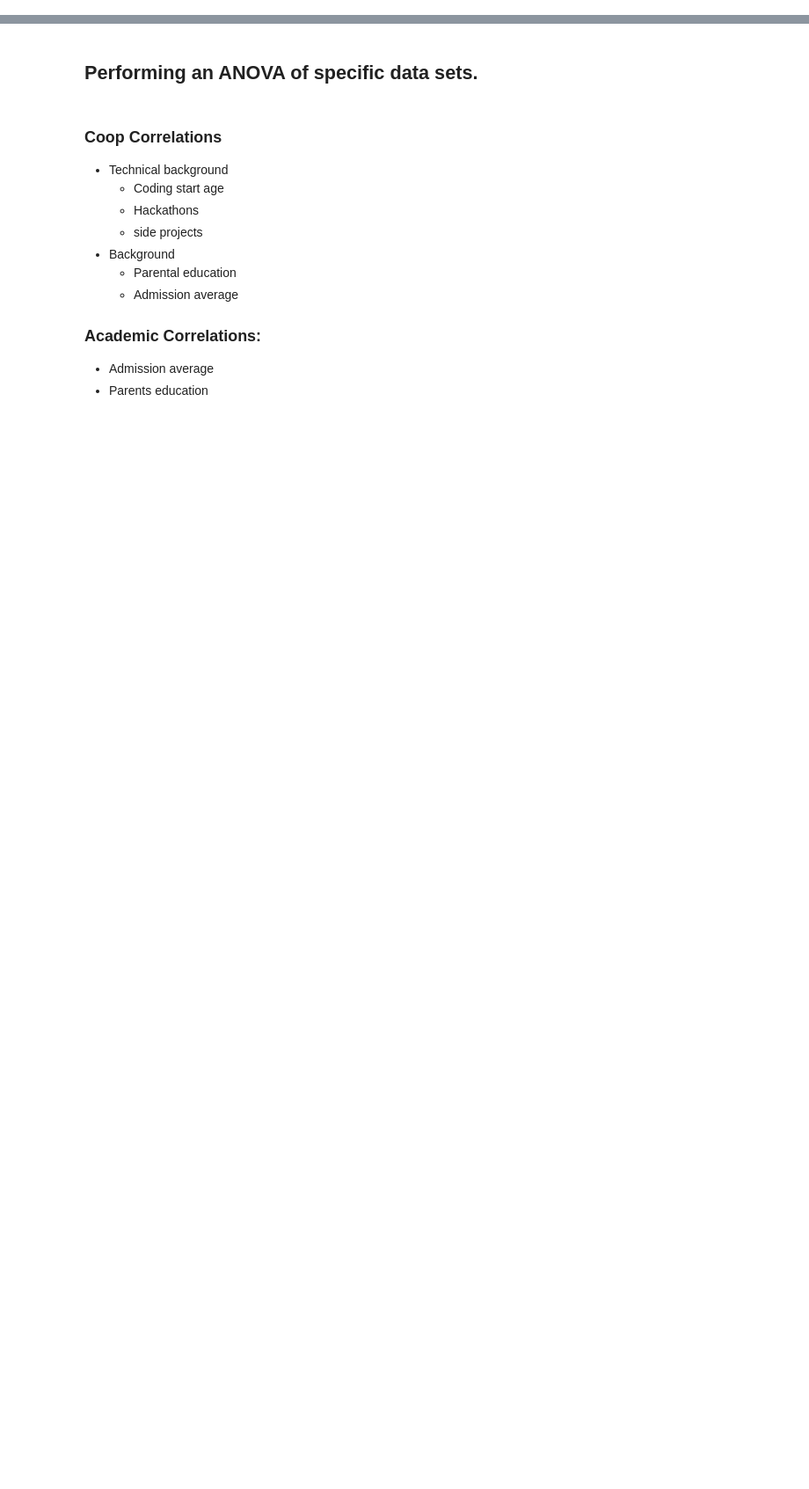
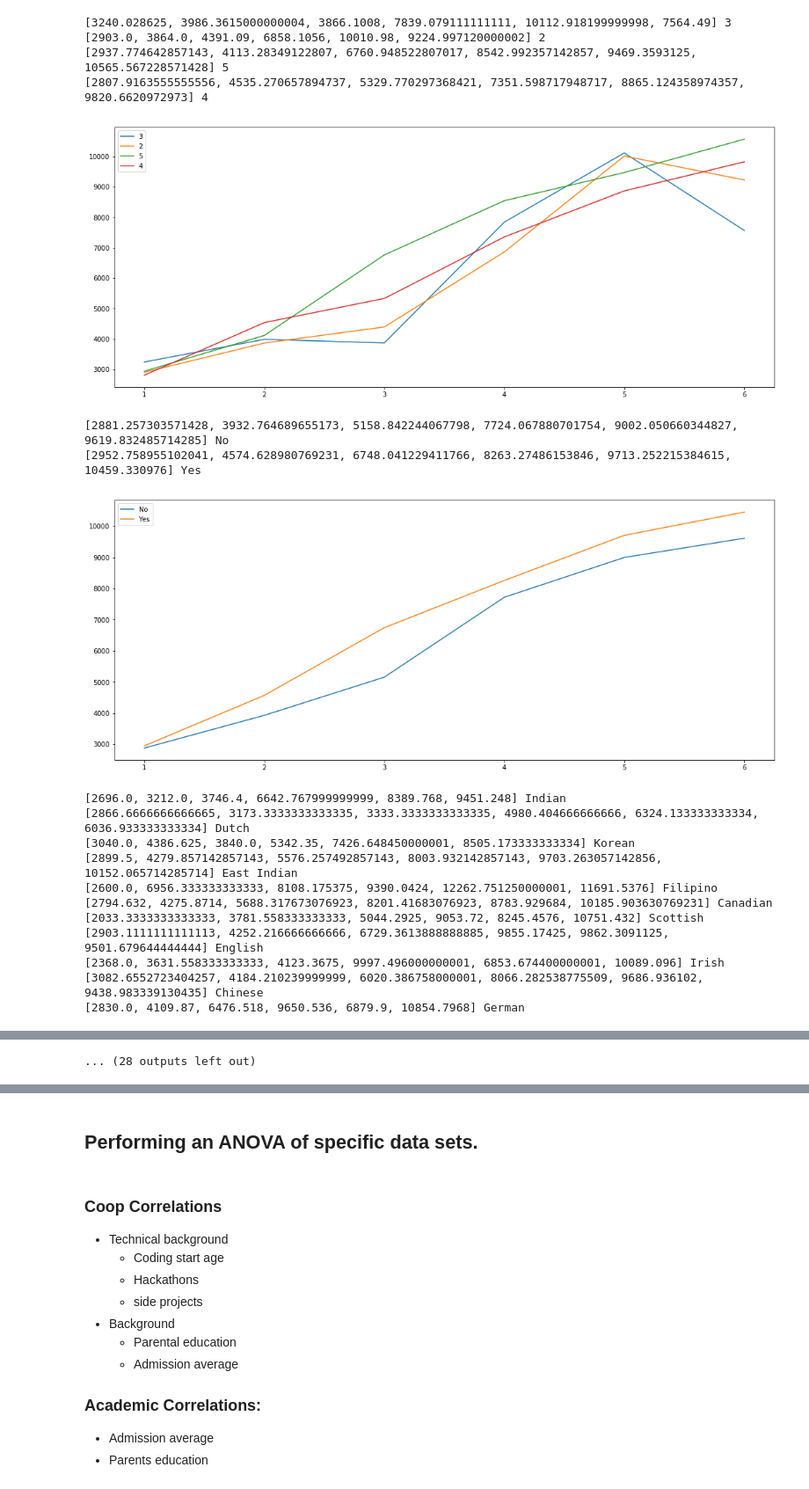
Before and after one commit to se2018/class-profile, a Jupyter notebook: analyses/Render-Correlations.ipynb, the cells around one changed output, grey strips where cells are left out. Shown at 88% size. Cells and saved outputs as stored; diff of their text form; code cells hidden in the pictures; blank space fills up the shorter version.

```diff
--- a/analyses/Render-Correlations.ipynb
+++ b/analyses/Render-Correlations.ipynb
@@ -38,5 +48,25 @@ def render_file(b):
 # %%
 for i in os.listdir(bucket_path):
     if i.startswith('.'):
         continue
-#    process_file(i)
+    process_file(i)
+# %% [output]
+[3240.028625, 3986.3615000000004, 3866.1008, 7839.079111111111, 10112.918199999998, 7564.49] 3
+[2903.0, 3864.0, 4391.09, 6858.1056, 10010.98, 9224.997120000002] 2
+[2937.774642857143, 4113.28349122807, 6760.948522807017, 8542.992357142857, 9469.3593125, 10565.567228571428] 5
+[2807.9163555555556, 4535.270657894737, 5329.770297368421, 7351.598717948717, 8865.124358974357, 9820.6620972973] 4
+[figure, added]
+[2881.257303571428, 3932.764689655173, 5158.842244067798, 7724.067880701754, 9002.050660344827, 9619.832485714285] No
+[2952.758955102041, 4574.628980769231, 6748.041229411766, 8263.27486153846, 9713.252215384615, 10459.330976] Yes
+[figure, added]
+[2696.0, 3212.0, 3746.4, 6642.767999999999, 8389.768, 9451.248] Indian
+[2866.6666666666665, 3173.3333333333335, 3333.3333333333335, 4980.404666666666, 6324.133333333334, 6036.933333333334] Dutch
+[3040.0, 4386.625, 3840.0, 5342.35, 7426.648450000001, 8505.173333333334] Korean
+[2899.5, 4279.857142857143, 5576.257492857143, 8003.932142857143, 9703.263057142856, 10152.065714285714] East Indian
+[2600.0, 6956.333333333333, 8108.175375, 9390.0424, 12262.751250000001, 11691.5376] Filipino
+[2794.632, 4275.8714, 5688.317673076923, 8201.41683076923, 8783.929684, 10185.903630769231] Canadian
+[2033.3333333333333, 3781.558333333333, 5044.2925, 9053.72, 8245.4576, 10751.432] Scottish
+[2903.1111111111113, 4252.216666666666, 6729.3613888888885, 9855.17425, 9862.3091125, 9501.679644444444] English
+[2368.0, 3631.558333333333, 4123.3675, 9997.496000000001, 6853.674400000001, 10089.096] Irish
+[3082.6552723404257, 4184.210239999999, 6020.386758000001, 8066.282538775509, 9686.936102, 9438.983339130435] Chinese
+[2830.0, 4109.87, 6476.518, 9650.536, 6879.9, 10854.7968] German
@@ -43,3 +100,4 @@ for i in os.listdir(bucket_path):
+... (28 outputs left out)
 # %%
 def render_grade_vs_salary(data, term, axis='cumulative_avg'):
     """Creates a scatter plot of the data of a term.
```
Also changed, not shown: parts of 14 cells of this notebook, 1 other file.
